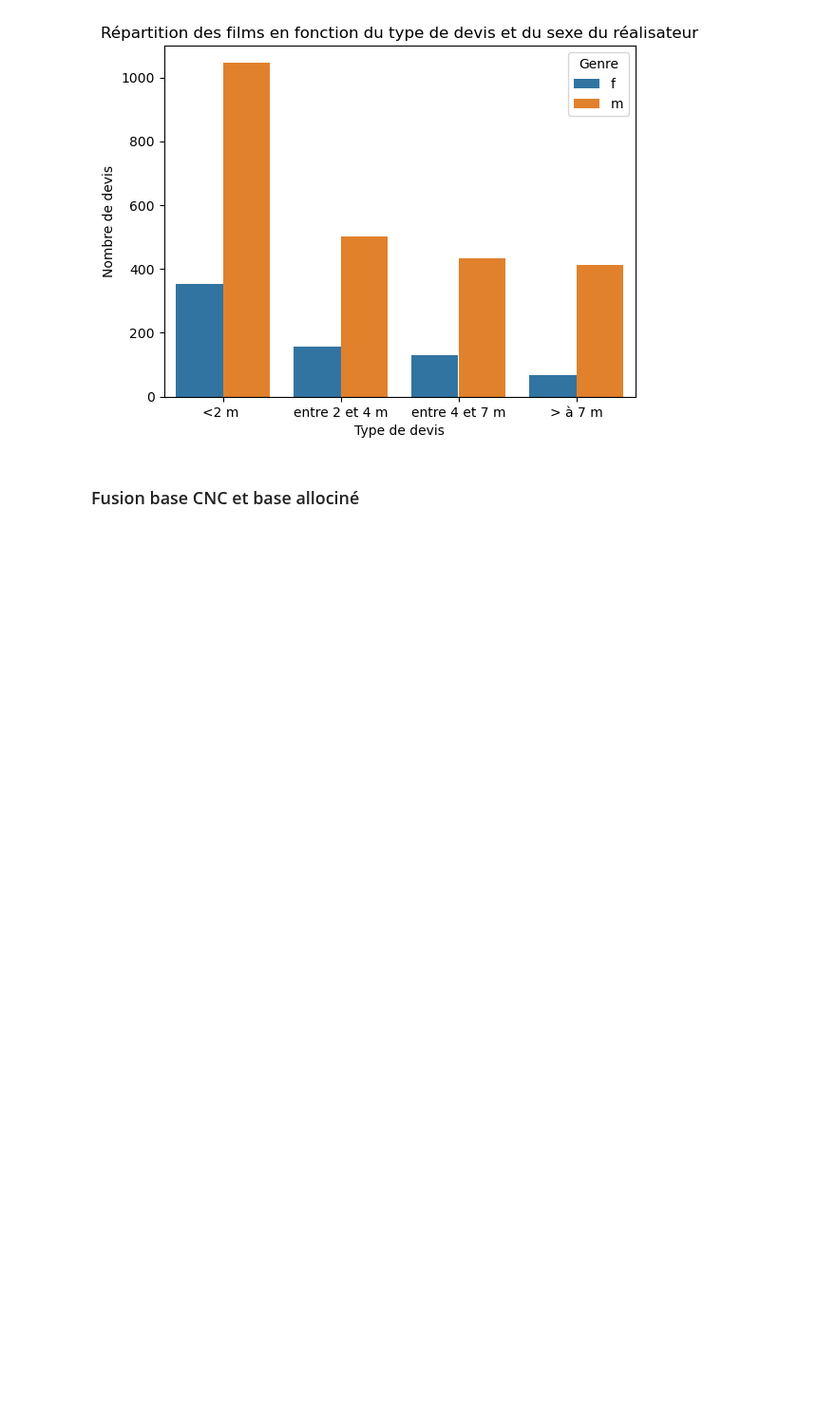
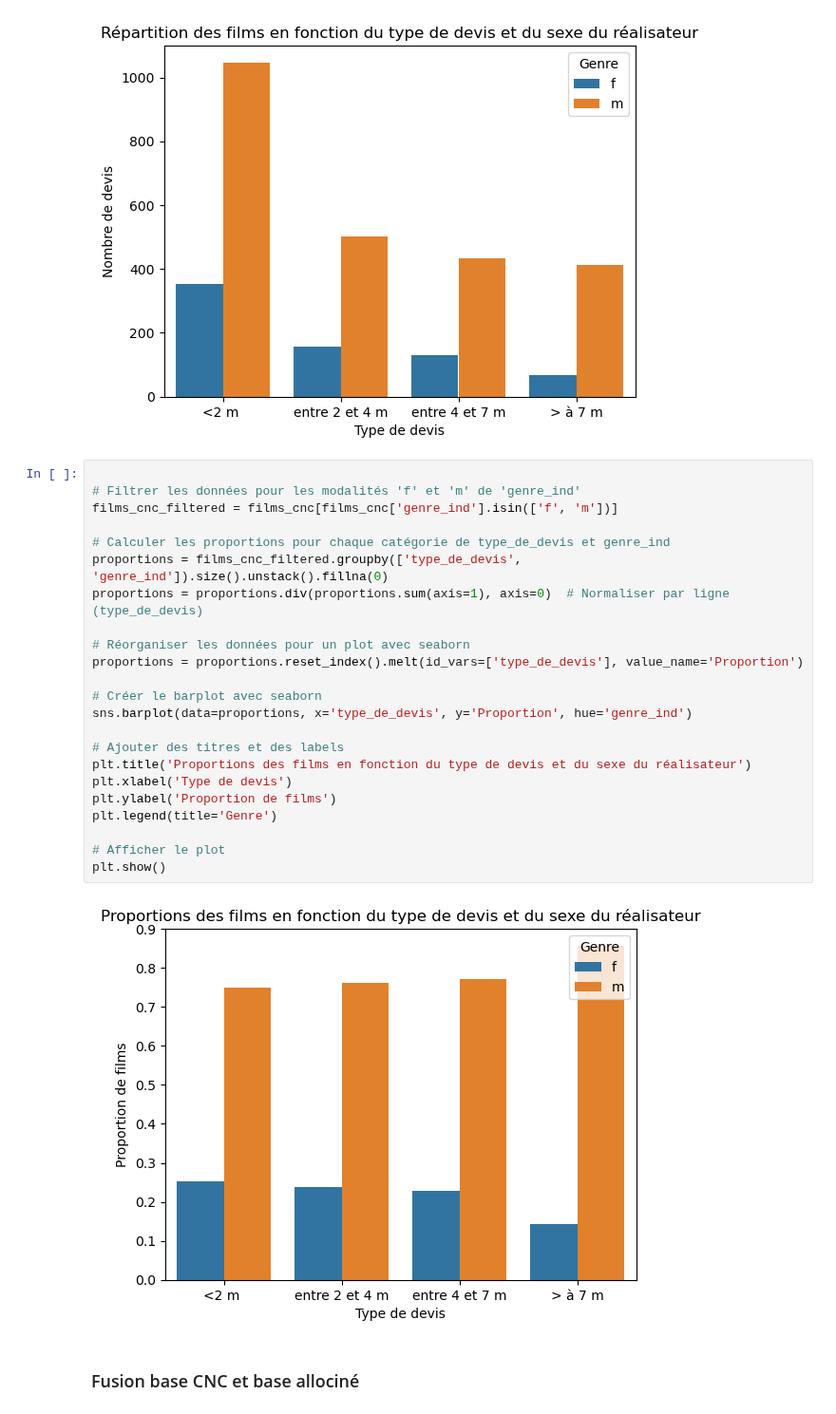
Before and after one commit to Clement-Dn/Projet_Cin-, a Jupyter notebook: Rapport_Projet_Cinema.ipynb, the cells around one changed output. Shown at 95% size. Cells and saved outputs as stored; diff of their text form; blank space fills up the shorter version.

```diff
--- a/Rapport_Projet_Cinema.ipynb
+++ b/Rapport_Projet_Cinema.ipynb
@@ -377,6 +381,31 @@ plt.legend(title='Genre')
 plt.show()
 # %% [output]
 [figure]
+# %%
+
+# Filtrer les données pour les modalités 'f' et 'm' de 'genre_ind'
+films_cnc_filtered = films_cnc[films_cnc['genre_ind'].isin(['f', 'm'])]
+
+# Calculer les proportions pour chaque catégorie de type_de_devis et genre_ind
+proportions = films_cnc_filtered.groupby(['type_de_devis', 'genre_ind']).size().unstack().fillna(0)
+proportions = proportions.div(proportions.sum(axis=1), axis=0)  # Normaliser par ligne (type_de_devis)
+
+# Réorganiser les données pour un plot avec seaborn
+proportions = proportions.reset_index().melt(id_vars=['type_de_devis'], value_name='Proportion')
+
+# Créer le barplot avec seaborn
+sns.barplot(data=proportions, x='type_de_devis', y='Proportion', hue='genre_ind')
+
+# Ajouter des titres et des labels
+plt.title('Proportions des films en fonction du type de devis et du sexe du réalisateur')
+plt.xlabel('Type de devis')
+plt.ylabel('Proportion de films')
+plt.legend(title='Genre')
+
+# Afficher le plot
+plt.show()
+# %% [output]
+[figure, added]
 # %% [markdown]
 ### Fusion base CNC et base allociné
 # %%
```
Also changed, not shown: parts of 39 cells of this notebook.
